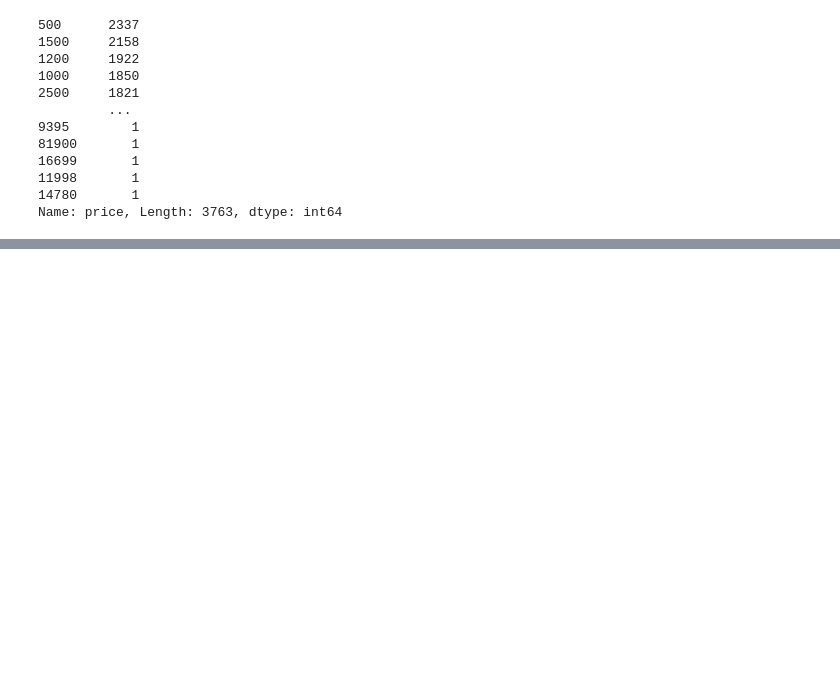
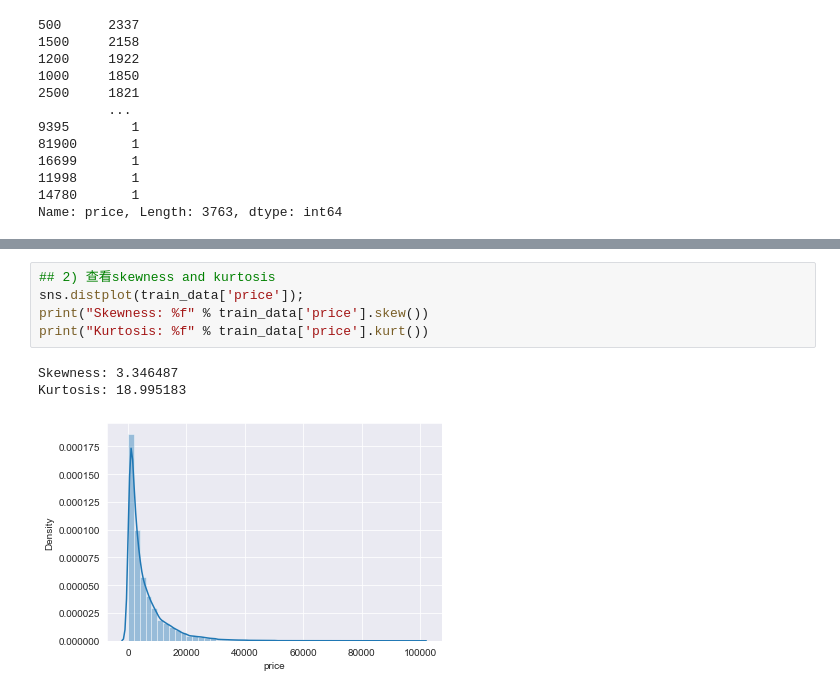
Before and after one commit to SihanWang-WHU/cars_deal_price_prediction, a Jupyter notebook: data/data_info.ipynb, the cells around one changed output, grey strips where cells are left out. Drawn from its saved outputs; the diff is of its cells as text; blank space fills up the shorter version.

```diff
--- a/data/data_info.ipynb
+++ b/data/data_info.ipynb
@@ -152,0 +188,9 @@ Name: price, Length: 3763, dtype: int64
+# %%
+## 2) 查看skewness and kurtosis
+sns.distplot(train_data['price']);
+print("Skewness: %f" % train_data['price'].skew())
+print("Kurtosis: %f" % train_data['price'].kurt())
+# %% [output]
+Skewness: 3.346487
+Kurtosis: 18.995183
+[figure, added]
```
Also changed, not shown: parts of 5 cells of this notebook.
